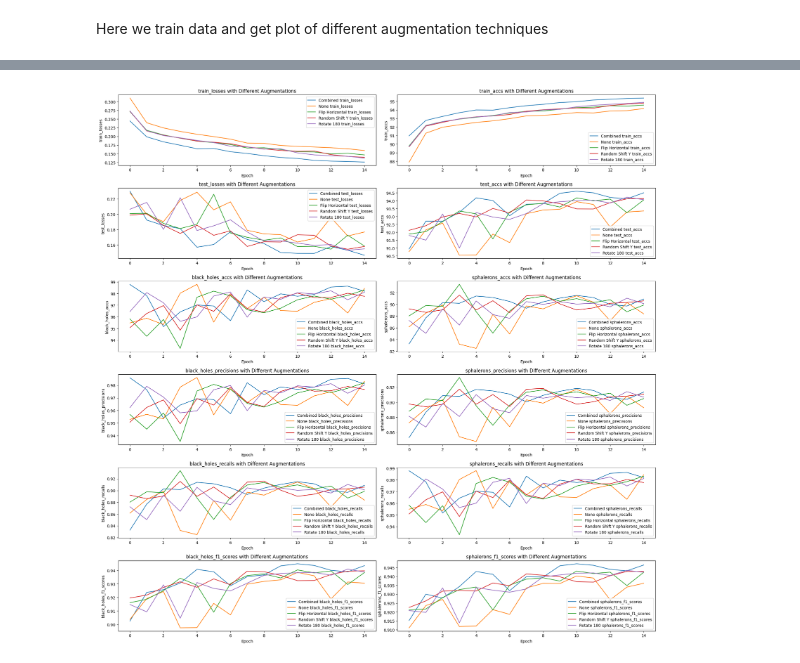
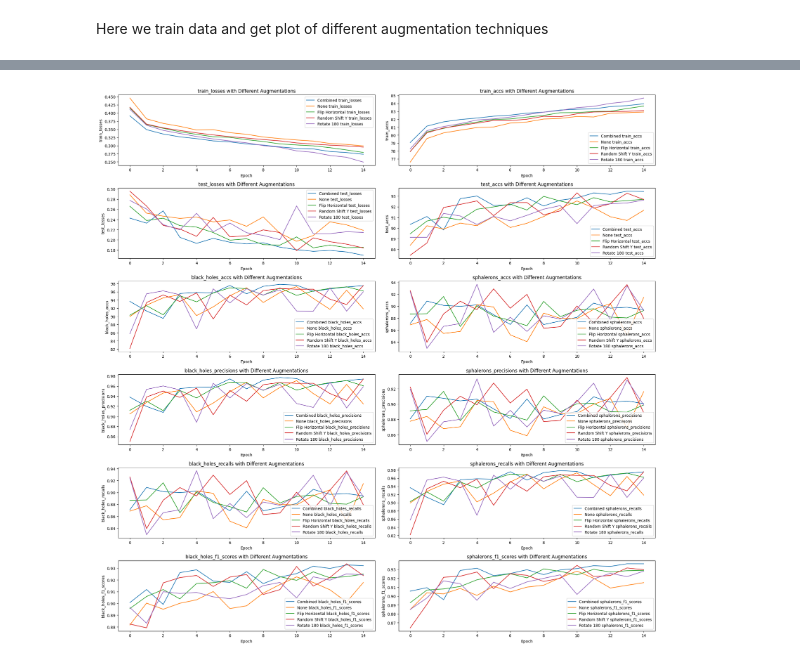
Before and after one commit to iRootTsar/Optimazing-klassification-of-ATLAS-detector-data--CERN-, a Jupyter notebook: notebooks/pyTorch/Final.ipynb, the cells around one changed output, grey strips where cells are left out. Drawn from its saved outputs; the diff is of its cells as text; code cells hidden in the pictures.

```diff
--- a/notebooks/pyTorch/Final.ipynb
+++ b/notebooks/pyTorch/Final.ipynb
@@ -172,7 +172,7 @@ Here we make a call on nnmodel.py in methods fodler where all our models resign
 # %%
 import nnmodel
 
-model = nnmodel.VGGNet2(0.5).to(device)  # Move the model to the appropriate device
+model = nnmodel.SymmetricNet2(0.5).to(device)  # Move the model to the appropriate device
 
 # Print the model summary, make sure to provide appropriate input size (3, 50, 50) for the 3-channel 50x50 images
 summary(model, (3, 50, 50))
@@ -225,7 +225,7 @@ Few changes added scheduler and early stopping to prevent from overfitting with
 # %% [markdown]
 Here we train data and get plot of different augmentation techniques
 # %%
-import trainerDataAug
+import trainerRet
 
 def train_with_augmentations(augmentation_types, num_runs=5):
     all_metrics = []
@@ -265,11 +265,11 @@ def train_with_augmentations(augmentation_types, num_runs=5):
                 trainLoader_filtered = DataLoader(train_filtered, shuffle=True, batch_size=50)
 
             # Train the model with the filtered training data
-            model = nnmodel.VGGNet2(0.5).to(device)
+            model = nnmodel.ConvModelFPL(0.5).to(device)
             optimizer = torch.optim.Adam(model.parameters())
             criterion = nn.CrossEntropyLoss().to(device)
             scheduler = torch.optim.lr_scheduler.ReduceLROnPlateau(optimizer, patience=3, verbose=True, factor=0.5)
-            metrics = trainerDataAug.train(model, trainLoader_filtered, testLoader, optimizer, criterion, n_epochs=n_epochs, scheduler=scheduler)
+            metrics = trainerRet.train(model, trainLoader_filtered, testLoader, optimizer, criterion, n_epochs=n_epochs, scheduler=scheduler)
 
             # Accumulate the metrics for averaging
             for key in avg_metrics.keys():
@@ -307 +307 @@ Epoch 00015: reducing learning rate of group 0 to 2.5000e-04.
-[figure, old version]
+[figure, new version]
```
Also changed, not shown: parts of 5 cells of this notebook, 17 other files.
